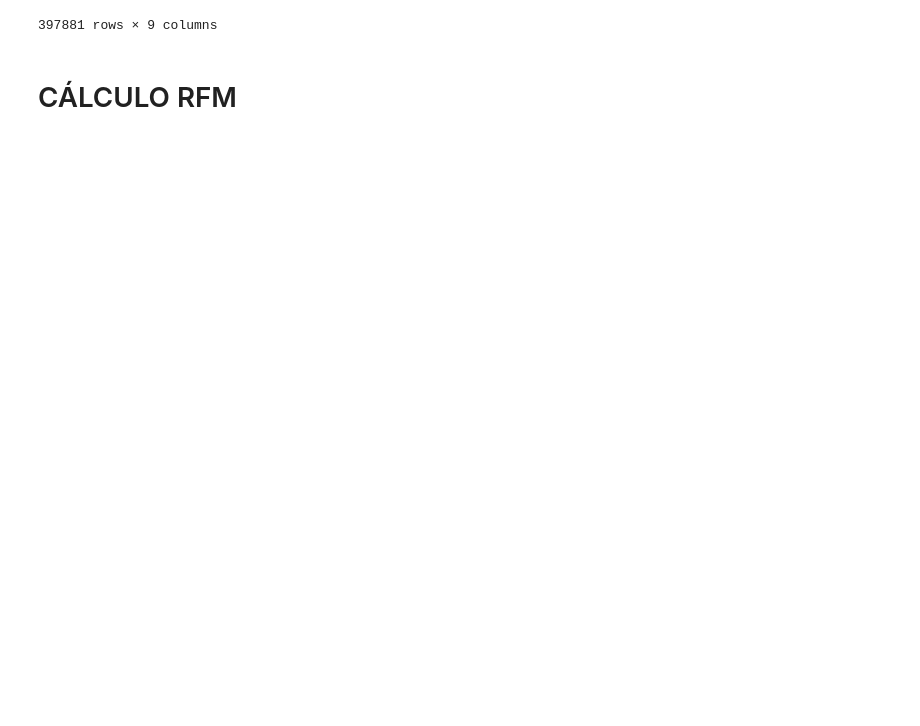
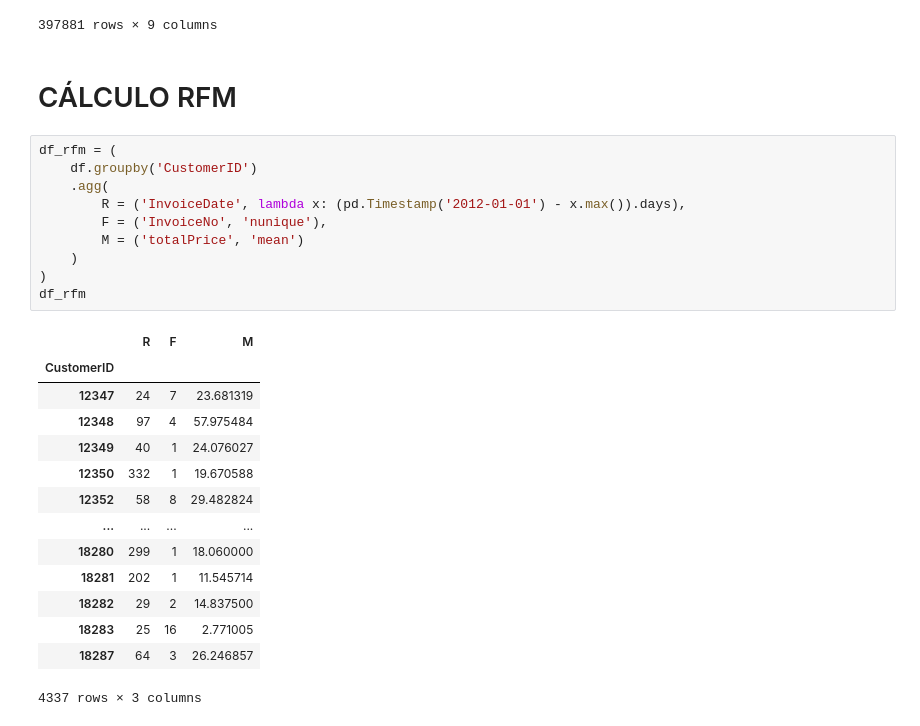
Before and after one commit to PabloLBandeira/biblioteca-Pandas, a Jupyter notebook: clustering_case_playground.ipynb, the cells around one changed output. Cells and saved outputs as stored; diff of their text form; blank space fills up the shorter version.

```diff
--- a/clustering_case_playground.ipynb
+++ b/clustering_case_playground.ipynb
@@ -292,3 +295,28 @@ df
 397881 rows × 9 columns
 # %% [markdown]
 # CÁLCULO RFM
+# %%
+df_rfm = (
+    df.groupby('CustomerID')
+    .agg(
+        R = ('InvoiceDate', lambda x: (pd.Timestamp('2012-01-01') - x.max()).days),
+        F = ('InvoiceNo', 'nunique'),
+        M = ('totalPrice', 'mean')
+    )
+)
+df_rfm
+# %% [output]
+|  | R | F | M |
+| CustomerID |  |  |  |
+| 12347 | 24 | 7 | 23.681319 |
+| 12348 | 97 | 4 | 57.975484 |
+| 12349 | 40 | 1 | 24.076027 |
+| 12350 | 332 | 1 | 19.670588 |
+| 12352 | 58 | 8 | 29.482824 |
+| ... | ... | ... | ... |
+| 18280 | 299 | 1 | 18.060000 |
+| 18281 | 202 | 1 | 11.545714 |
+| 18282 | 29 | 2 | 14.837500 |
+| 18283 | 25 | 16 | 2.771005 |
+| 18287 | 64 | 3 | 26.246857 |
+4337 rows × 3 columns
```
Also changed, not shown: parts of 11 cells of this notebook.
